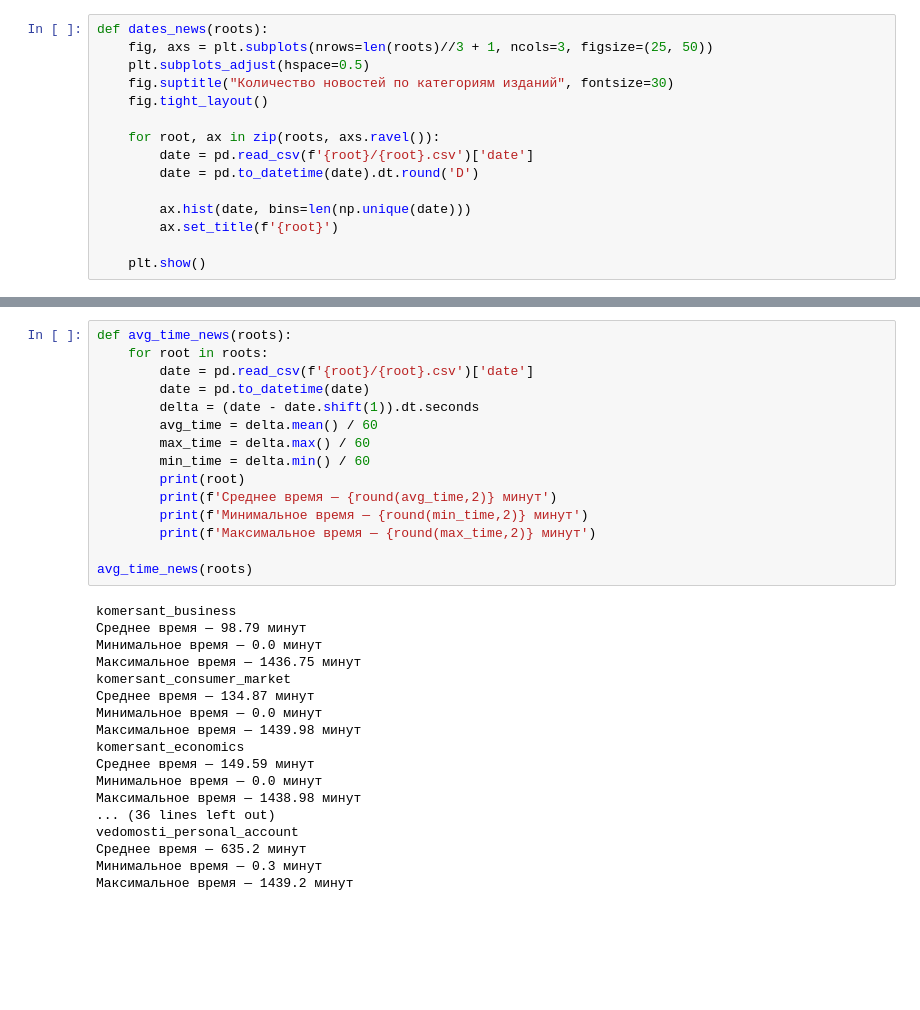
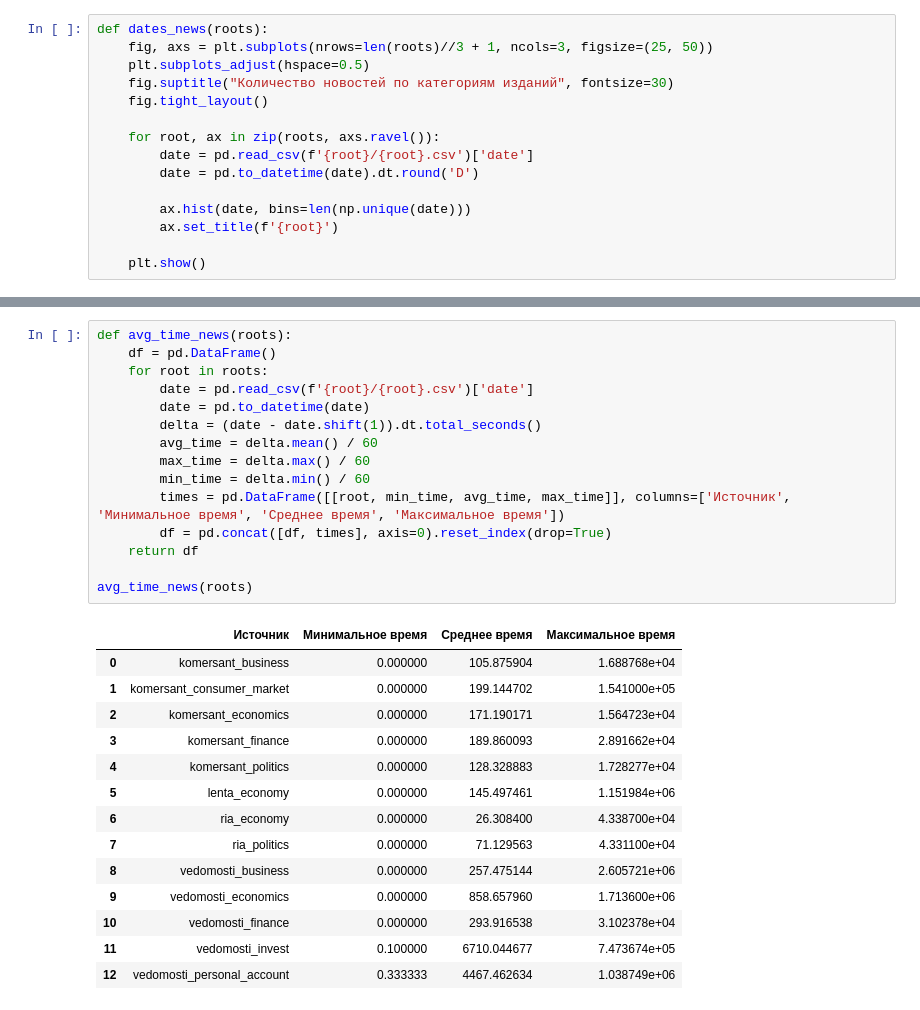
Before and after one commit to BorisenkoGeorgy/Disser_news_stocks, a Jupyter notebook: notebooks/EDA.ipynb, the cells around one changed output, grey strips where cells are left out. Drawn from its saved outputs; the diff is of its cells as text; blank space fills up the shorter version.

```diff
--- a/notebooks/EDA.ipynb
+++ b/notebooks/EDA.ipynb
@@ -74,36 +76,33 @@ dates_news(roots)
 # %%
 def avg_time_news(roots):
+    df = pd.DataFrame()
     for root in roots:
         date = pd.read_csv(f'{root}/{root}.csv')['date']
         date = pd.to_datetime(date)
-        delta = (date - date.shift(1)).dt.seconds
+        delta = (date - date.shift(1)).dt.total_seconds()
         avg_time = delta.mean() / 60
         max_time = delta.max() / 60
         min_time = delta.min() / 60
-        print(root)
-        print(f'Среднее время — {round(avg_time,2)} минут')
-        print(f'Минимальное время — {round(min_time,2)} минут')
-        print(f'Максимальное время — {round(max_time,2)} минут')
+        times = pd.DataFrame([[root, min_time, avg_time, max_time]], columns=['Источник', 'Минимальное время', 'Среднее время', 'Максимальное время'])
+        df = pd.concat([df, times], axis=0).reset_index(drop=True)
+    return df
 
 avg_time_news(roots)
 # %% [output]
-komersant_business
-Среднее время — 98.79 минут
-Минимальное время — 0.0 минут
-Максимальное время — 1436.75 минут
-komersant_consumer_market
-Среднее время — 134.87 минут
-Минимальное время — 0.0 минут
-Максимальное время — 1439.98 минут
-komersant_economics
-Среднее время — 149.59 минут
-Минимальное время — 0.0 минут
-Максимальное время — 1438.98 минут
-... (36 lines left out)
-vedomosti_personal_account
-Среднее время — 635.2 минут
-Минимальное время — 0.3 минут
-Максимальное время — 1439.2 минут
+|  | Источник | Минимальное время | Среднее время | Максимальное время |
+| 0 | komersant_business | 0.000000 | 105.875904 | 1.688768e+04 |
+| 1 | komersant_consumer_market | 0.000000 | 199.144702 | 1.541000e+05 |
+| 2 | komersant_economics | 0.000000 | 171.190171 | 1.564723e+04 |
+| 3 | komersant_finance | 0.000000 | 189.860093 | 2.891662e+04 |
+| 4 | komersant_politics | 0.000000 | 128.328883 | 1.728277e+04 |
+| 5 | lenta_economy | 0.000000 | 145.497461 | 1.151984e+06 |
+| 6 | ria_economy | 0.000000 | 26.308400 | 4.338700e+04 |
+| 7 | ria_politics | 0.000000 | 71.129563 | 4.331100e+04 |
+| 8 | vedomosti_business | 0.000000 | 257.475144 | 2.605721e+06 |
+| 9 | vedomosti_economics | 0.000000 | 858.657960 | 1.713600e+06 |
+| 10 | vedomosti_finance | 0.000000 | 293.916538 | 3.102378e+04 |
+| 11 | vedomosti_invest | 0.100000 | 6710.044677 | 7.473674e+05 |
+| 12 | vedomosti_personal_account | 0.333333 | 4467.462634 | 1.038749e+06 |
 # %%
 def avg_time_tg():
     roots = os.listdir('Telegram prep')
```
Also changed, not shown: parts of 11 cells of this notebook.
